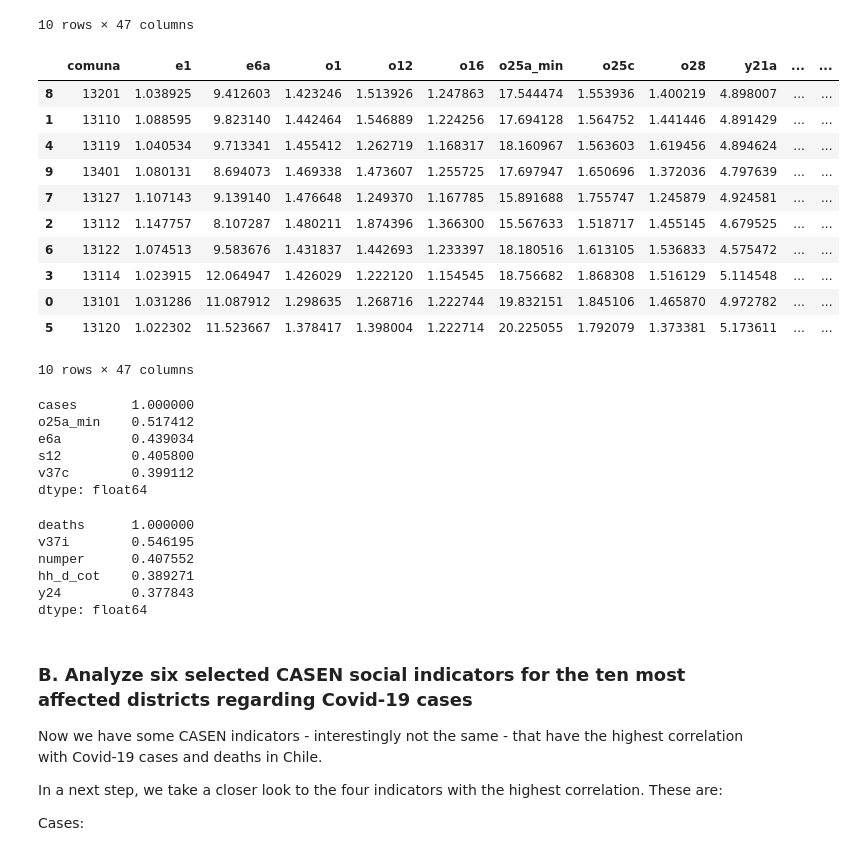
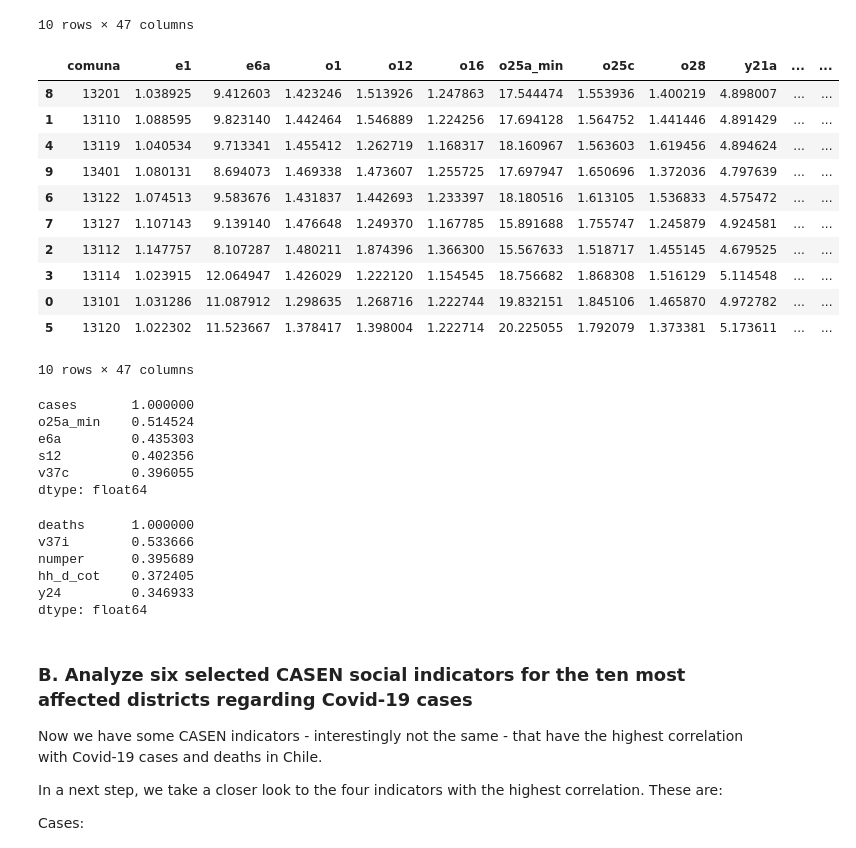
Before and after one commit to muellermax/Chile-Capstone, a Jupyter notebook: Chile Capstone.ipynb, the cells around one changed output. Cells and saved outputs as stored; diff of their text form; code cells hidden in the pictures.

```diff
--- a/Chile Capstone.ipynb
+++ b/Chile Capstone.ipynb
@@ -330,14 +330,17 @@ timeline_plot(deaths_regions, 'deaths')
 
 Looking at the most affected districts in Chile, it is no surprise that they are mainly located in the capital metropolitan zone.
 # %%
-def get_affected_districts(df, title, m):
+def get_affected_districts(df, title, m, n=100):
     """
-    Function to get the m most or less affected districts. If m is negative, it returns the
+    Function to get the m most or less affected districts. If m is negative, it returns the 10 less affected
+    districts. Given that there are still some remote Chilean districts with 0 or only a few Covid-19 cases
+    (Antarctic, Easter Islands), I chose a threshold of minimum n cases/deaths to be considered.
 
     Input:
         df (DataFrame): DataFrame with information about districts and numbers of cases/deaths
         title (string): Specify the kind of the data (cases or deaths)
         m (int): Returns the m most or less affected districts.
+        n (int): Threshold of minimum number of cases/deaths
 
     Output:
         affected (DataFrame): DataFrame with the m most or less affected districts
@@ -361,6 +364,10 @@ def get_affected_districts(df, title, m):
         affected = affected.drop(['index'], axis = 1)
 
     else:
+
+        # Consider only the districts with more than 10 cases/deaths:
+        df_relevant = df_relevant[df_relevant[df_relevant.columns[-1]] >= n]
+
         # Group by District and drop "index" column
         affected = df_relevant.groupby(
             'District').agg({
@@ -414,7 +415,7 @@ In a next step, we are going to analyze the correlation between the CASEN data a
 
 In our first approach with take the (already long) short list of 46 CASEN indicators and look at their correlation with Covid-19 cases and deaths.
 # %%
-def show_CASEN_for_districts(df, casen_data, title, m):
+def show_CASEN_for_districts(df, casen_data, title, m, n):
     """
     A function to merge a DataFrame with the CASEN data and return an DataFrame with the mean of
     the different CASEN indicators and the m most affected districts.
@@ -432,7 +433,7 @@ def show_CASEN_for_districts(df, casen_data, title, m):
     """
 
     # Store 10 most affected districts (cases) in list:
-    top_districts = get_affected_districts(df, title, m)
+    top_districts = get_affected_districts(df, title, m, n)
     districts_list = list(top_districts['District ID'])
 
     # Filter casen_rel DataFrame so it contains only the 10 most affected districts:
@@ -462,16 +463,16 @@ show_CASEN_for_districts(cases_districts, casen_rel, 'cases', 10)
 | 7 | 13127 | 1.107143 | 9.139140 | 1.476648 | 1.249370 | 1.167785 | 15.891688 | 1.755747 | 1.245879 | 4.924581 | ... | ... |
 10 rows × 47 columns
 # %%
-show_CASEN_for_districts(deaths_districts, casen_rel, 'deaths', 10)
+show_CASEN_for_districts(deaths_districts, casen_rel, 'deaths', 10, 100)
 # %% [output]
 |  | comuna | e1 | e6a | o1 | o12 | o16 | o25a_min | o25c | o28 | y21a | ... | ... |
 | 8 | 13201 | 1.038925 | 9.412603 | 1.423246 | 1.513926 | 1.247863 | 17.544474 | 1.553936 | 1.400219 | 4.898007 | ... | ... |
 | 1 | 13110 | 1.088595 | 9.823140 | 1.442464 | 1.546889 | 1.224256 | 17.694128 | 1.564752 | 1.441446 | 4.891429 | ... | ... |
 | 4 | 13119 | 1.040534 | 9.713341 | 1.455412 | 1.262719 | 1.168317 | 18.160967 | 1.563603 | 1.619456 | 4.894624 | ... | ... |
 | 9 | 13401 | 1.080131 | 8.694073 | 1.469338 | 1.473607 | 1.255725 | 17.697947 | 1.650696 | 1.372036 | 4.797639 | ... | ... |
+| 6 | 13122 | 1.074513 | 9.583676 | 1.431837 | 1.442693 | 1.233397 | 18.180516 | 1.613105 | 1.536833 | 4.575472 | ... | ... |
 | 7 | 13127 | 1.107143 | 9.139140 | 1.476648 | 1.249370 | 1.167785 | 15.891688 | 1.755747 | 1.245879 | 4.924581 | ... | ... |
 | 2 | 13112 | 1.147757 | 8.107287 | 1.480211 | 1.874396 | 1.366300 | 15.567633 | 1.518717 | 1.455145 | 4.679525 | ... | ... |
-| 6 | 13122 | 1.074513 | 9.583676 | 1.431837 | 1.442693 | 1.233397 | 18.180516 | 1.613105 | 1.536833 | 4.575472 | ... | ... |
 | 3 | 13114 | 1.023915 | 12.064947 | 1.426029 | 1.222120 | 1.154545 | 18.756682 | 1.868308 | 1.516129 | 5.114548 | ... | ... |
 | 0 | 13101 | 1.031286 | 11.087912 | 1.298635 | 1.268716 | 1.222744 | 19.832151 | 1.845106 | 1.465870 | 4.972782 | ... | ... |
 | 5 | 13120 | 1.022302 | 11.523667 | 1.378417 | 1.398004 | 1.222714 | 20.225055 | 1.792079 | 1.373381 | 5.173611 | ... | ... |
@@ -502,22 +503,22 @@ def show_corr(df, casen_rel, title, m):
 
     return corr
 # %%
-show_corr(cases_districts, casen_rel, 'cases', 10).head()
+show_corr(cases_districts, casen_rel, 'cases', 10, 100).head()
 # %% [output]
 cases       1.000000
-o25a_min    0.517412
-e6a         0.439034
-s12         0.405800
-v37c        0.399112
+o25a_min    0.514524
+e6a         0.435303
+s12         0.402356
+v37c        0.396055
 dtype: float64
 # %%
-show_corr(deaths_districts, casen_rel, 'deaths', 10).head()
+show_corr(deaths_districts, casen_rel, 'deaths', 10, 100).head()
 # %% [output]
 deaths      1.000000
-v37i        0.546195
-numper      0.407552
-hh_d_cot    0.389271
-y24         0.377843
+v37i        0.533666
+numper      0.395689
+hh_d_cot    0.372405
+y24         0.346933
 dtype: float64
 # %% [markdown]
 ### B. Analyze six selected CASEN social indicators for the ten most affected districts regarding Covid-19 cases
```
Also changed, not shown: parts of 14 cells of this notebook.
